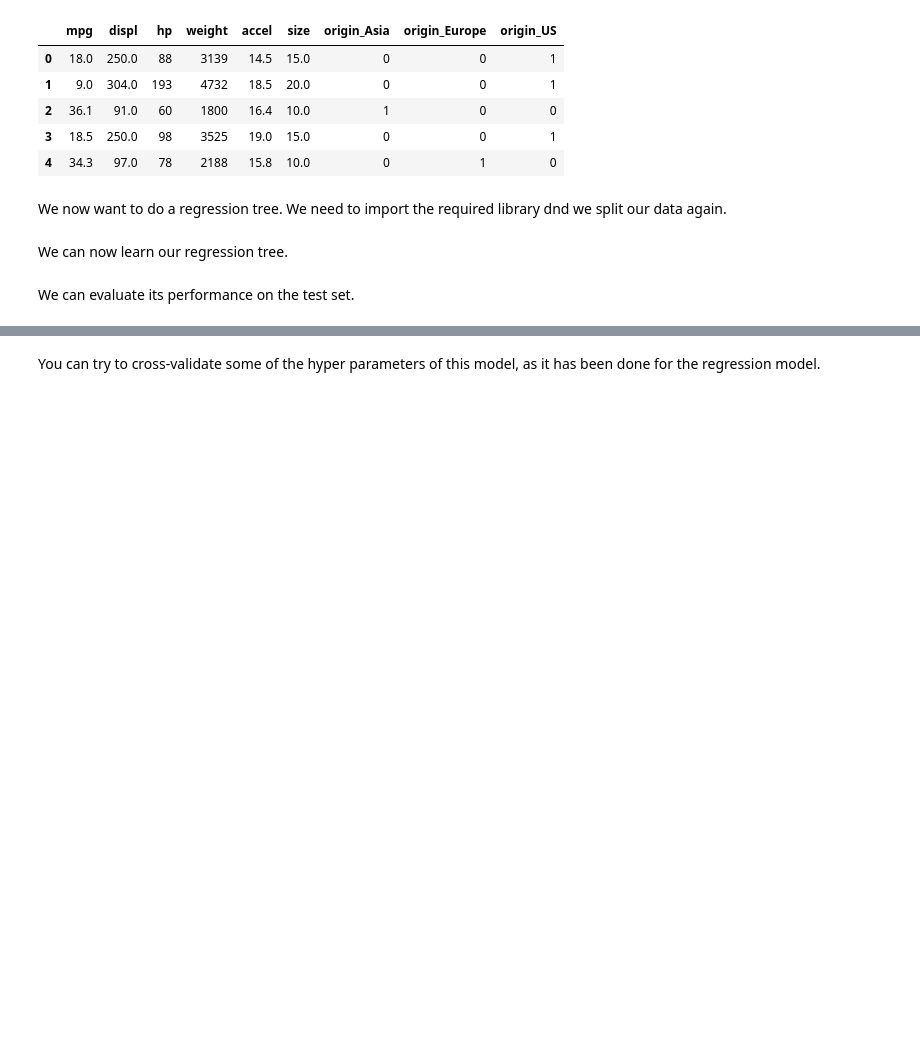
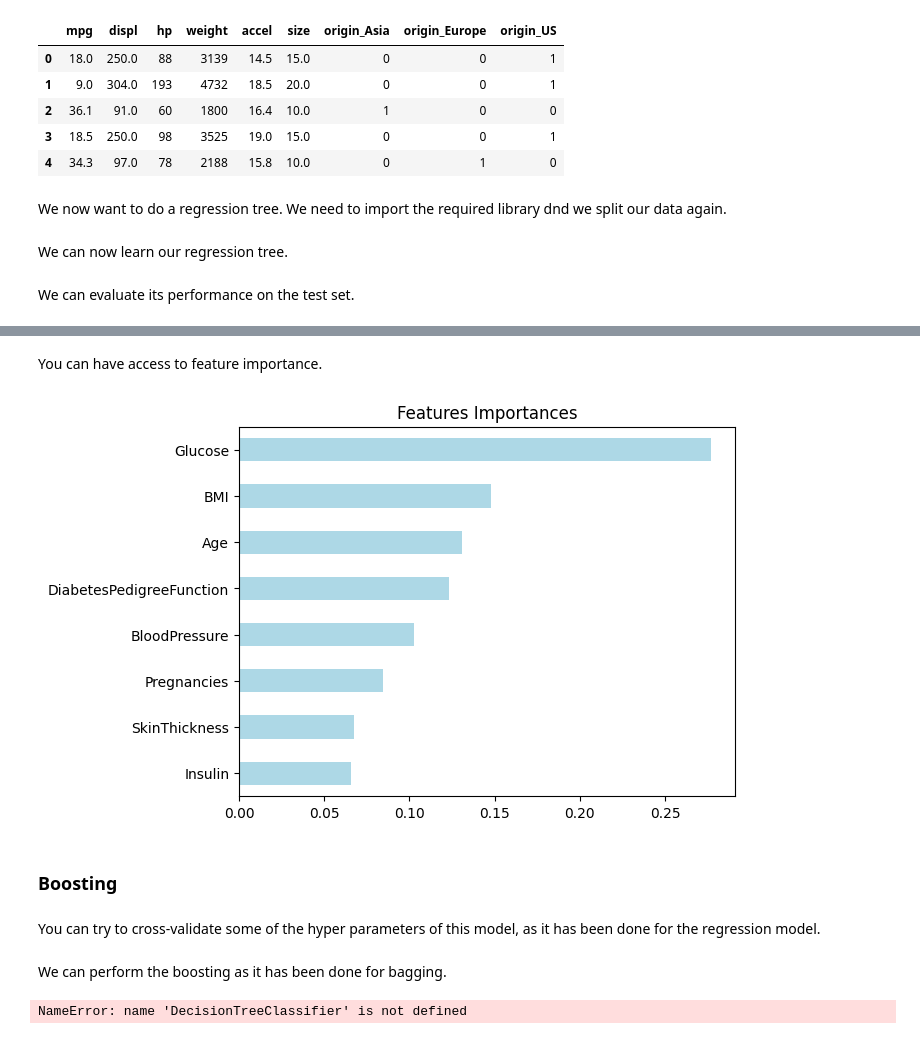
Before and after one commit to GuillaumeMetzler/GuillaumeMetzler.github.io, a Jupyter notebook: courses/contents/datascience_emlyon/Machine_Learning.ipynb, the cells around one changed output, grey strips where cells are left out. Cells and saved outputs as stored; diff of their text form; code cells hidden in the pictures; blank space fills up the shorter version.

```diff
--- a/courses/contents/datascience_emlyon/Machine_Learning.ipynb
+++ b/courses/contents/datascience_emlyon/Machine_Learning.ipynb
@@ -371,0 +410,23 @@ rmse_clf = mse_clf**(1/2)
+# %%
+df = pd.read_csv("datasets/diabete.csv")
+y = df["Outcome"]
+X = df.drop(["Outcome"], axis=1)
+
+Xtrain, Xtest, ytrain, ytest = train_test_split(X, y, shuffle=True,
+                                                stratify=y, test_size=0.2)
+
+# Instantiate dt
+dt = DecisionTreeClassifier(random_state=1)
+
+# Instantiate bc
+bc = BaggingClassifier(estimator=dt, n_estimators=50, random_state=1)
+
+# Fit bc to the training set
+bc.fit(Xtrain, ytrain)
+
+# Predict test set labels
+ypred = bc.predict(Xtest)
+
+# Evaluate acc_test
+acc_test = accuracy_score(ytest, ypred)
+print('Test set accuracy of bc: {:.2f}'.format(acc_test))
@@ -371,0 +437,5 @@ rmse_clf = mse_clf**(1/2)
+# %%
+clf = RandomForestClassifier(n_estimators = 25)
+clf.fit(Xtrain, ytrain)
+predict_test = clf.predict(Xtest)
+print(classification_report(ytest, predict_test))
@@ -372,2 +451,20 @@ rmse_clf = mse_clf**(1/2)
+# %% [markdown]
+You can have access to feature importance.
+# %%
+# Create a pd.Series of features importances
+importances = pd.Series(data=clf.feature_importances_,
+                        index= Xtrain.columns)
+
+# Sort importances
+importances_sorted = importances.sort_values()
+
+# Draw a horizontal barplot of importances_sorted
+importances_sorted.plot(color='lightblue', kind='barh')
+plt.title('Features Importances')
+plt.show()
+# %% [output]
+[figure, added]
+# %% [markdown]
+### Boosting
 # %% [markdown]
 You can try to cross-validate some of the hyper parameters of this model, as it has been done for the regression model.
@@ -373,0 +493,27 @@ You can try to cross-validate some of the hyper parameters of this model, as it
+# %% [markdown]
+We can perform the boosting as it has been done for bagging.
+# %%
+# Instantiate dt
+dt = DecisionTreeClassifier(max_depth=2, random_state=1)
+
+# Instantiate ada
+ada = AdaBoostClassifier(estimator=dt, n_estimators=180, random_state=1)
+
+# Fit ada to the training set
+ada.fit(Xtrain, ytrain)
+
+# Compute the probabilities of obtaining the positive class
+y_pred_proba = ada.predict_proba(Xtest)[:,1]
+
+# Import roc_auc_score
+#from sklearn.metrics import roc_auc_score
+
+# Evaluate test-set roc_auc_score
+# you can change and evaluate the accuracy score
+ada_roc_auc = roc_auc_score(ytest, y_pred_proba)
+# We can laso perform the accuracy
+
+# Print roc_auc_score
+print('ROC AUC score: {:.2f}'.format(ada_roc_auc))
+# %% [output]
+NameError: name 'DecisionTreeClassifier' is not defined
```
Also changed, not shown: parts of 19 cells of this notebook, 4 other files.
